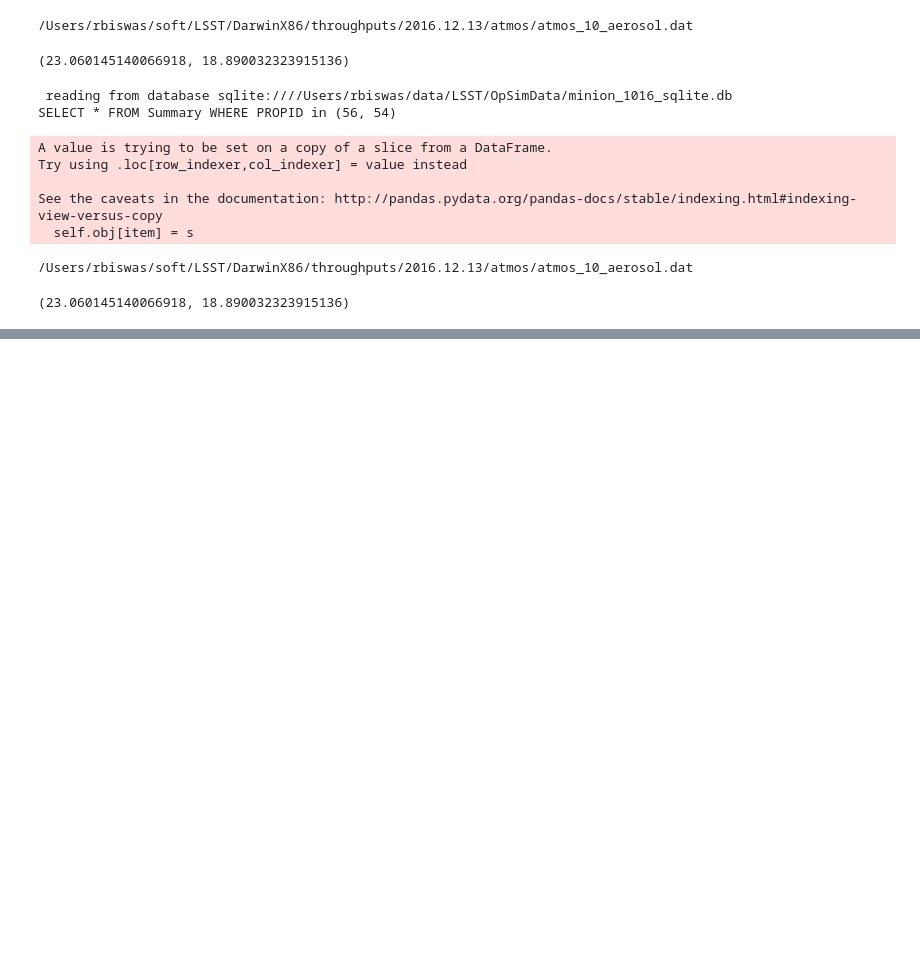
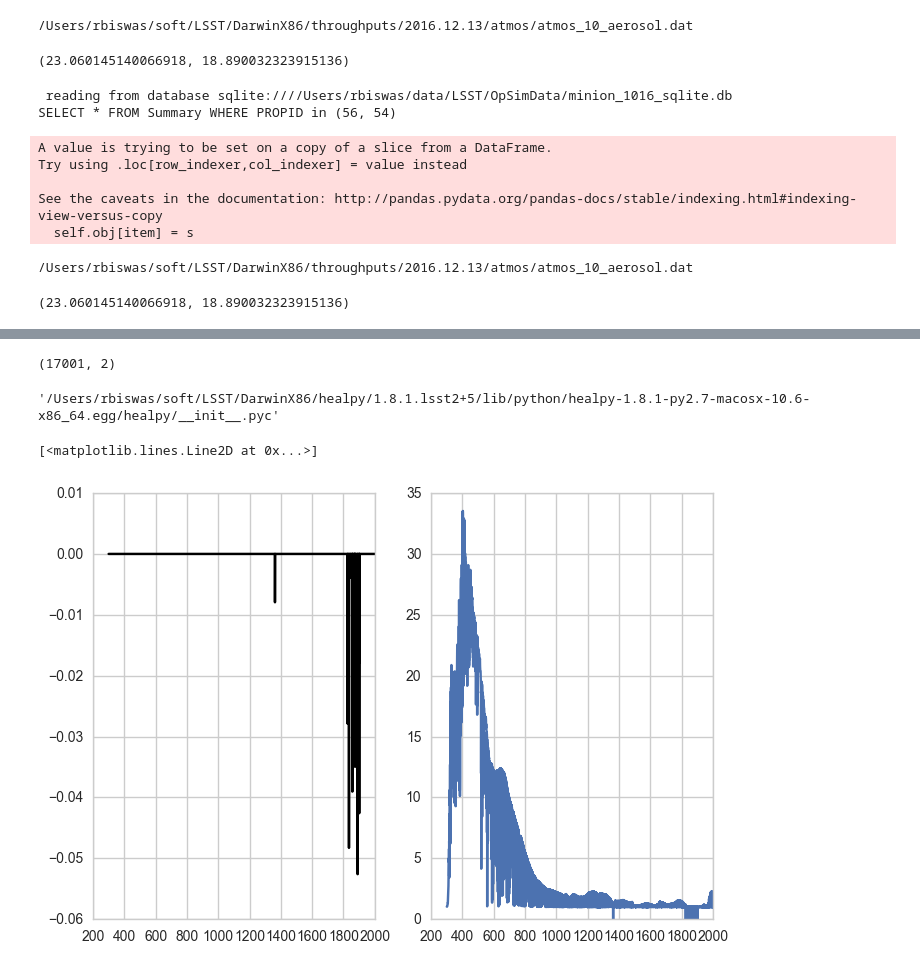
Before and after one commit to rbiswas4/ObsCond, a Jupyter notebook: examples/CheckFiltCalc.ipynb, the cells around one changed output, grey strips where cells are left out. Cells and saved outputs as stored; diff of their text form; code cells hidden in the pictures; blank space fills up the shorter version.

```diff
--- a/examples/CheckFiltCalc.ipynb
+++ b/examples/CheckFiltCalc.ipynb
@@ -185,0 +196,8 @@ mCalcs(row.airmass, row['filter'], row.fieldRA, row.fieldDec, row.expMJD, row.FW
+# %%
+laptop = np.loadtxt('skySED_laptop.csv')
+# %%
+lsstuw = np.loadtxt('skySED.csv')
+# %%
+laptop.shape
+# %% [output]
+(17001, 2)
@@ -185,0 +206,12 @@ mCalcs(row.airmass, row['filter'], row.fieldRA, row.fieldDec, row.expMJD, row.FW
+# %%
+hp.__file__
+# %% [output]
+'/Users/rbiswas/soft/LSST/DarwinX86/healpy/1.8.1.lsst2+5/lib/python/healpy-1.8.1-py2.7-macosx-10.6-x86_64.egg/healpy/__init__.pyc'
+# %%
+fig, ax = plt.subplots(1, 2)
+ax[0].plot(laptop[:, 0], laptop[:, 1] - lsstuw[:,1], 'k-')
+#ax[0].plot(lsstuw[:, 0], lsstuw[:, 1])
+ax[1].plot(laptop[:, 0], laptop[:, 1]/lsstuw[:, 1])
+# %% [output]
+[<matplotlib.lines.Line2D at 0x...>]
+[figure, added]
```
Also changed, not shown: parts of 4 cells of this notebook, 2 other files.
